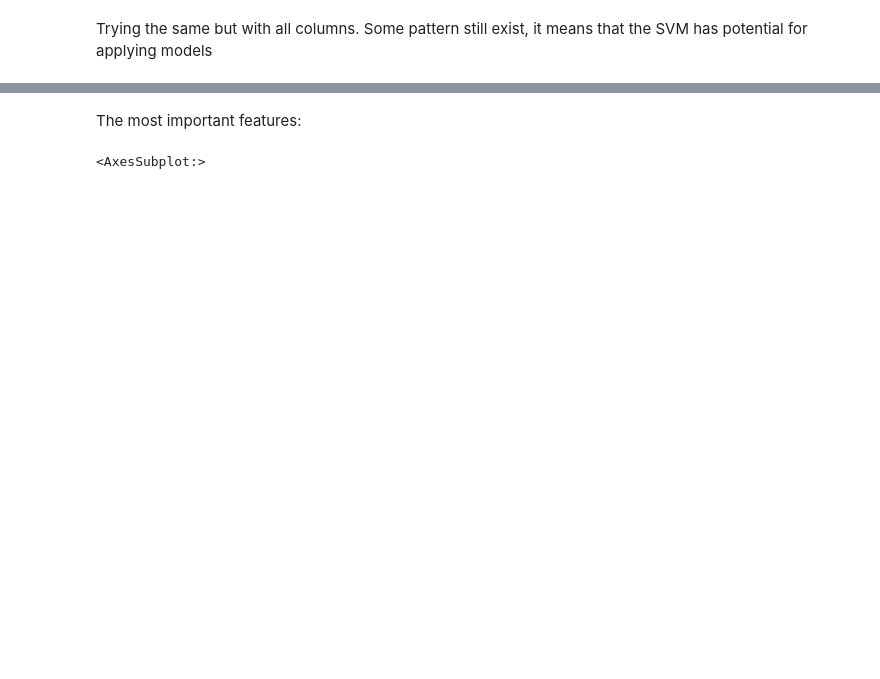
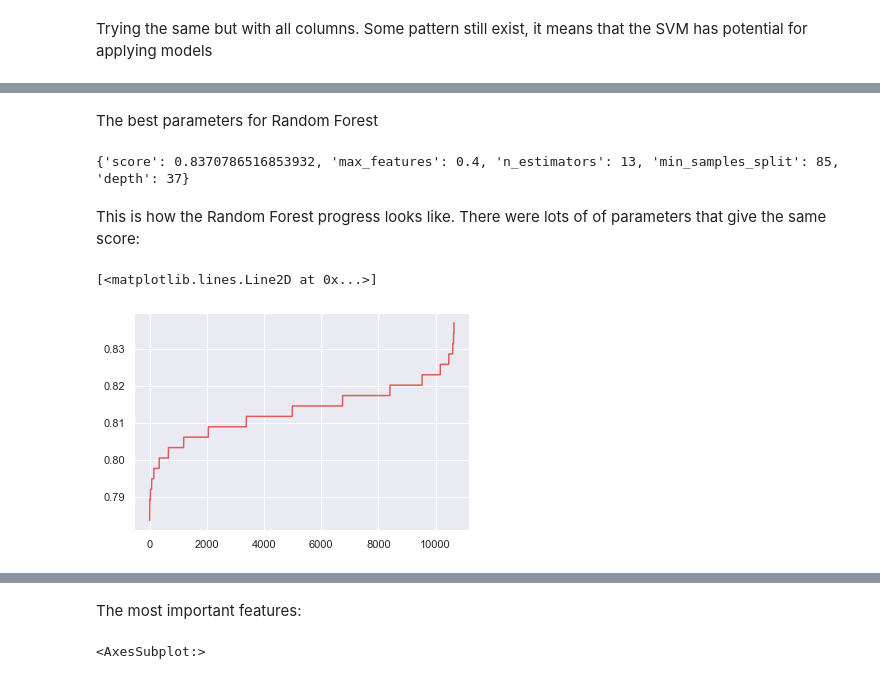
Before and after one commit to dolium/ml_course_project_bogdan_salyp, a Jupyter notebook: titanic_model.ipynb, the cells around one changed output, grey strips where cells are left out. Cells and saved outputs as stored; diff of their text form; code cells hidden in the pictures; blank space fills up the shorter version.

```diff
--- a/titanic_model.ipynb
+++ b/titanic_model.ipynb
@@ -129,0 +152,15 @@ Detecting most important features by Random Forest Classifier:
+# %% [markdown]
+The best parameters for Random Forest
+# %%
+print(p[-1])
+# %% [output]
+{'score': 0.8370786516853932, 'max_features': 0.4, 'n_estimators': 13, 'min_samples_split': 85, 'depth': 37}
+# %% [markdown]
+This is how the Random Forest progress looks like. There were lots of of parameters that give the same score:
+# %%
+xlin = [i for i in range(1, 10641)]
+ylin = [p[i]["score"] for i in range(len(p))]
+plt.plot(xlin, ylin)
+# %% [output]
+[<matplotlib.lines.Line2D at 0x...>]
+[figure, added]
```
Also changed, not shown: parts of 30 cells of this notebook.
